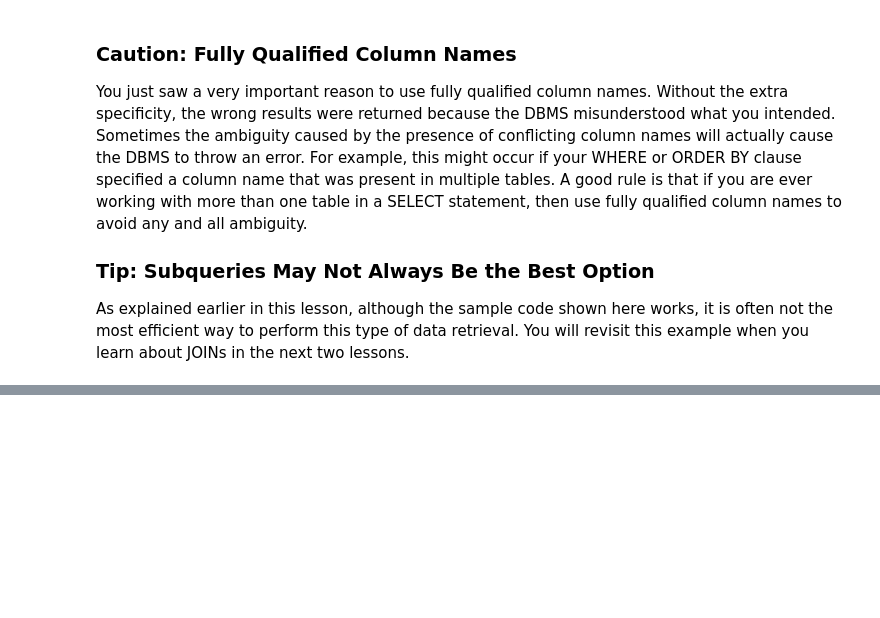
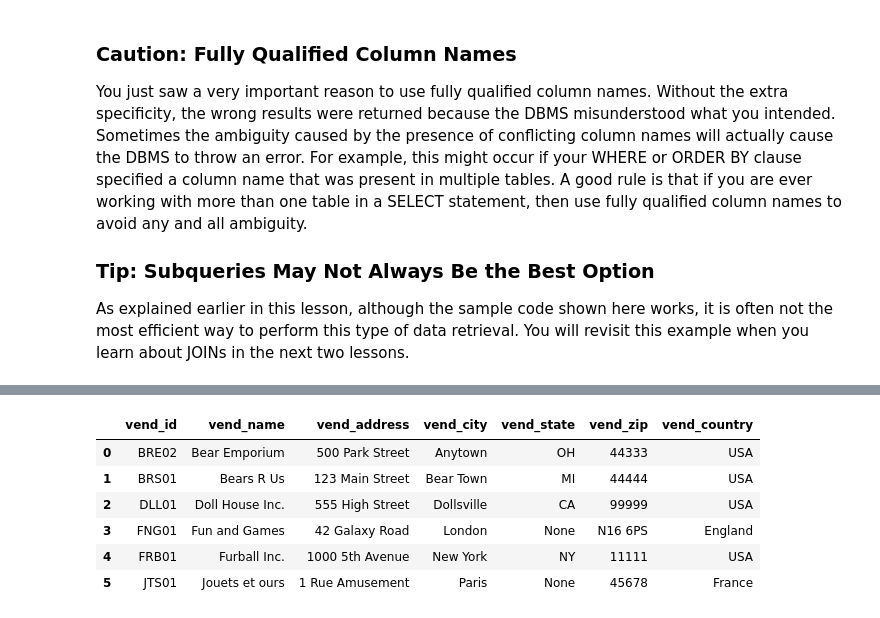
Before and after one commit to alinemati45/mysql_code_leetcode, a Jupyter notebook: Sams Teach Yourself SQL in 10 Minutes Fifth Edition Ben Forta.ipynb, the cells around one changed output, grey strips where cells are left out. Drawn from its saved outputs; the diff is of its cells as text; code cells hidden in the pictures; blank space fills up the shorter version.

```diff
--- a/Sams Teach Yourself SQL in 10 Minutes Fifth Edition Ben Forta.ipynb
+++ b/Sams Teach Yourself SQL in 10 Minutes Fifth Edition Ben Forta.ipynb
@@ -1783,0 +1862,13 @@ or application is said to scale well.
+# %%
+query('''
+SELECT *
+FROM Vendors
+''')
+# %% [output]
+|  | vend_id | vend_name | vend_address | vend_city | vend_state | vend_zip | vend_country |
+| 0 | BRE02 | Bear Emporium | 500 Park Street | Anytown | OH | 44333 | USA |
+| 1 | BRS01 | Bears R Us | 123 Main Street | Bear Town | MI | 44444 | USA |
+| 2 | DLL01 | Doll House Inc. | 555 High Street | Dollsville | CA | 99999 | USA |
+| 3 | FNG01 | Fun and Games | 42 Galaxy Road | London | None | N16 6PS | England |
+| 4 | FRB01 | Furball Inc. | 1000 5th Avenue | New York | NY | 11111 | USA |
+| 5 | JTS01 | Jouets et ours | 1 Rue Amusement | Paris | None | 45678 | France |
```
Also changed, not shown: parts of 39 cells of this notebook.
